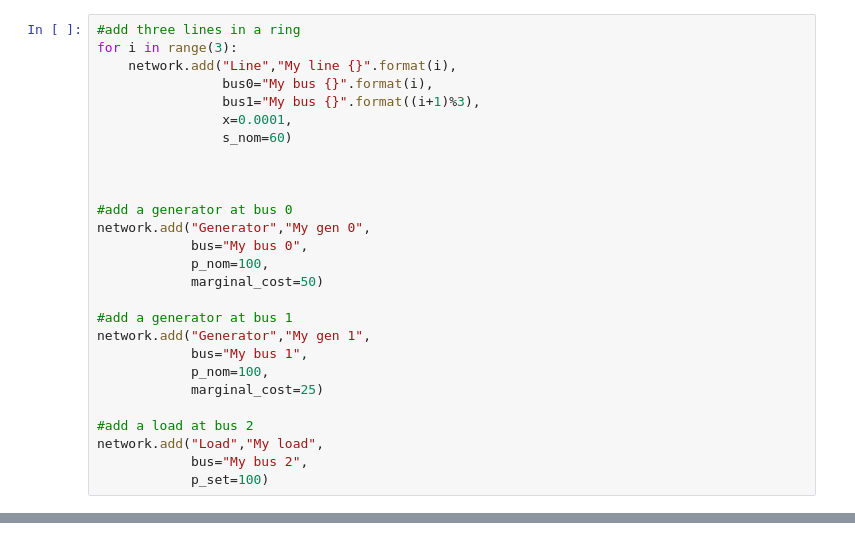
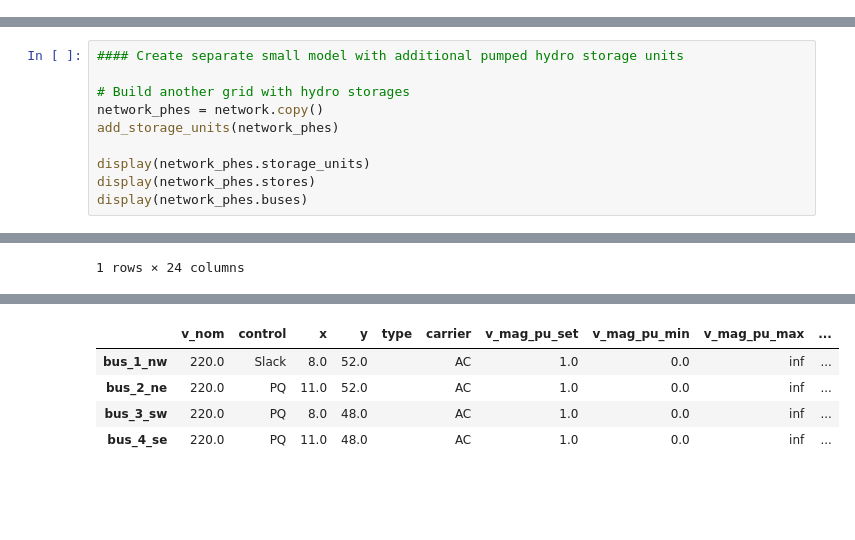
Before and after one commit to WillemDafoe42/PyPSA-rd, a Jupyter notebook: Jupyter Notebook/Example Simple Grid.ipynb, the cells around one changed output, grey strips where cells are left out. Cells and saved outputs as stored; diff of their text form; blank space fills up the shorter version.

Commit message:
additional commit

```diff
--- a/Jupyter Notebook/Example Simple Grid.ipynb
+++ b/Jupyter Notebook/Example Simple Grid.ipynb
@@ -22,27 +0,0 @@ AssertionError: Directory data\minimal_example does not exist.
-# %%
-#add three lines in a ring
-for i in range(3):
-    network.add("Line","My line {}".format(i),
-                bus0="My bus {}".format(i),
-                bus1="My bus {}".format((i+1)%3),
-                x=0.0001,
-                s_nom=60)
-
-
-
-#add a generator at bus 0
-network.add("Generator","My gen 0",
-            bus="My bus 0",
-            p_nom=100,
-            marginal_cost=50)
-
-#add a generator at bus 1
-network.add("Generator","My gen 1",
-            bus="My bus 1",
-            p_nom=100,
-            marginal_cost=25)
-
-#add a load at bus 2
-network.add("Load","My load",
-            bus="My bus 2",
-            p_set=100)
@@ -122,0 +568,11 @@ now      50.0      25.0      75.0
+# %%
+#### Create separate small model with additional pumped hydro storage units
+
+# Build another grid with hydro storages
+network_phes = network.copy()
+add_storage_units(network_phes)
+
+display(network_phes.storage_units)
+display(network_phes.stores)
+display(network_phes.buses)
+# %% [output]
@@ -122,0 +581 @@ now      50.0      25.0      75.0
+1 rows × 24 columns
@@ -122,0 +584,5 @@ now      50.0      25.0      75.0
+|  | v_nom | control | x | y | type | carrier | v_mag_pu_set | v_mag_pu_min | v_mag_pu_max | ... |
+| bus_1_nw | 220.0 | Slack | 8.0 | 52.0 |  | AC | 1.0 | 0.0 | inf | ... |
+| bus_2_ne | 220.0 | PQ | 11.0 | 52.0 |  | AC | 1.0 | 0.0 | inf | ... |
+| bus_3_sw | 220.0 | PQ | 8.0 | 48.0 |  | AC | 1.0 | 0.0 | inf | ... |
+| bus_4_se | 220.0 | PQ | 11.0 | 48.0 |  | AC | 1.0 | 0.0 | inf | ... |
```
Also changed, not shown: parts of 16 cells of this notebook, 43 other files.
